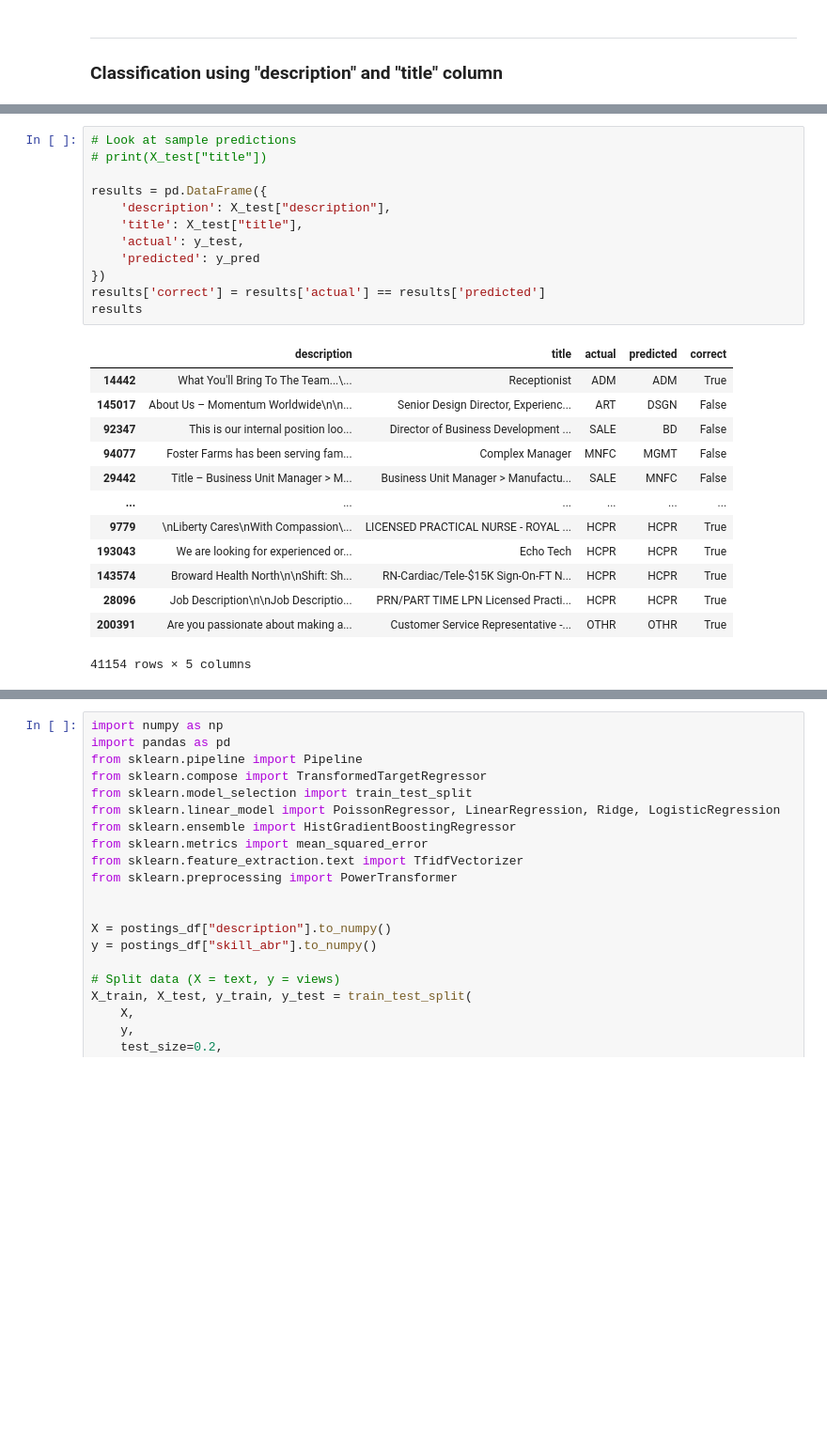
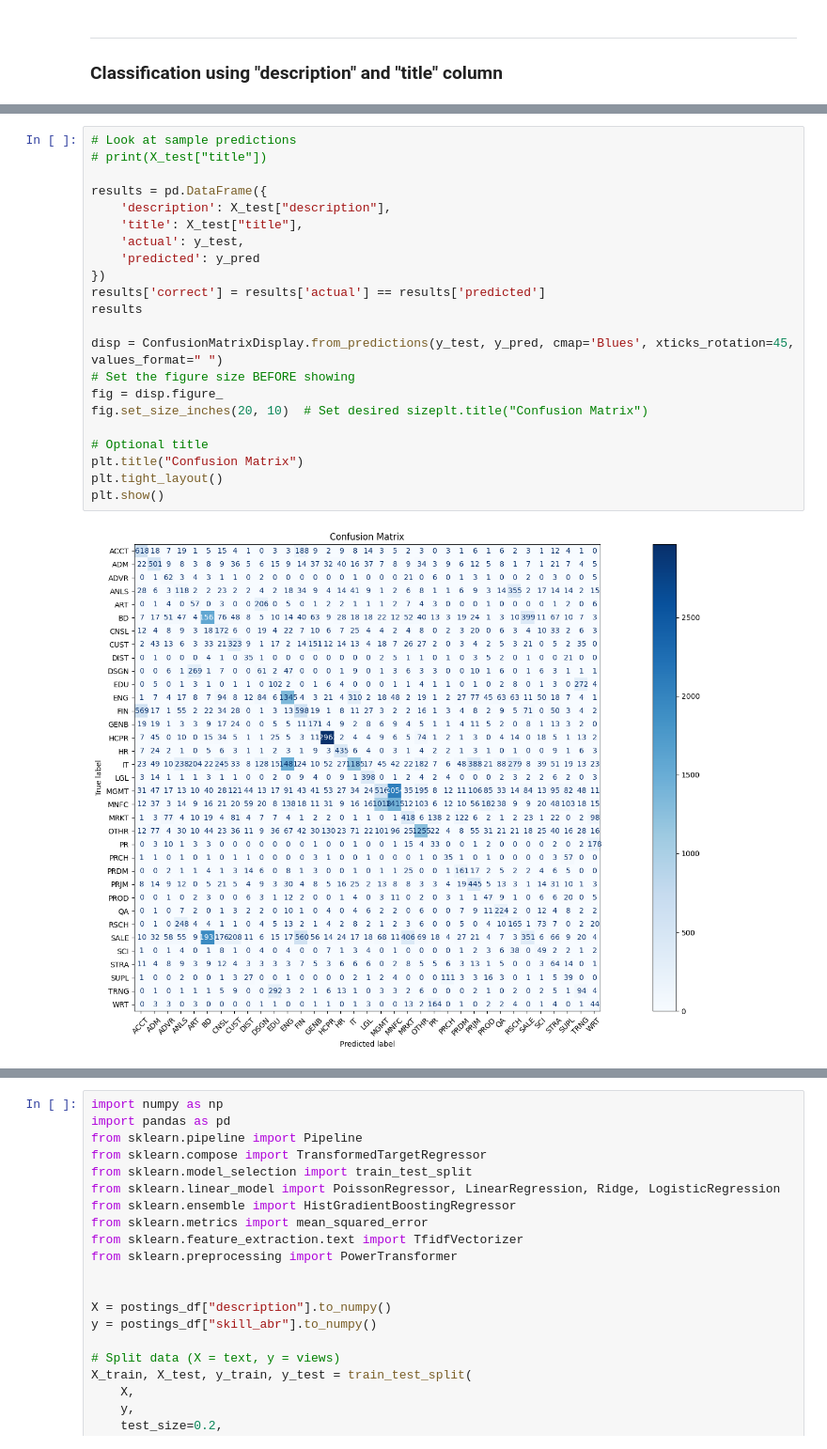
Before and after one commit to gabcal07/NLP_Linkedin_offers, a Jupyter notebook: models/src/regression/classification.ipynb, the cells around one changed output, grey strips where cells are left out. Shown at 94% size. Cells and saved outputs as stored; diff of their text form; blank space fills up the shorter version.

```diff
--- a/models/src/regression/classification.ipynb
+++ b/models/src/regression/classification.ipynb
@@ -638,26 +658,24 @@ weighted avg      0.417     0.420     0.408     41156
 # %%
 # Look at sample predictions
 # print(X_test["title"])
 
 results = pd.DataFrame({
     'description': X_test["description"],
     'title': X_test["title"],
     'actual': y_test,
     'predicted': y_pred
 })
 results['correct'] = results['actual'] == results['predicted']
 results
+
+disp = ConfusionMatrixDisplay.from_predictions(y_test, y_pred, cmap='Blues', xticks_rotation=45, values_format=" ")
+# Set the figure size BEFORE showing
+fig = disp.figure_
+fig.set_size_inches(20, 10)  # Set desired sizeplt.title("Confusion Matrix")
+
+# Optional title
+plt.title("Confusion Matrix")
+plt.tight_layout()
+plt.show()
 # %% [output]
-|  | description | title | actual | predicted | correct |
-| 14442 | What You'll Bring To The Team...\... | Receptionist | ADM | ADM | True |
-| 145017 | About Us – Momentum Worldwide\n\n... | Senior Design Director, Experienc... | ART | DSGN | False |
-| 92347 | This is our internal position loo... | Director of Business Development ... | SALE | BD | False |
-| 94077 | Foster Farms has been serving fam... | Complex Manager | MNFC | MGMT | False |
-| 29442 | Title – Business Unit Manager > M... | Business Unit Manager > Manufactu... | SALE | MNFC | False |
-| ... | ... | ... | ... | ... | ... |
-| 9779 | \nLiberty Cares\nWith Compassion\... | LICENSED PRACTICAL NURSE - ROYAL ... | HCPR | HCPR | True |
-| 193043 | We are looking for experienced or... | Echo Tech | HCPR | HCPR | True |
-| 143574 | Broward Health North\n\nShift: Sh... | RN-Cardiac/Tele-$15K Sign-On-FT N... | HCPR | HCPR | True |
-| 28096 | Job Description\n\nJob Descriptio... | PRN/PART TIME LPN Licensed Practi... | HCPR | HCPR | True |
-| 200391 | Are you passionate about making a... | Customer Service Representative -... | OTHR | OTHR | True |
-41154 rows × 5 columns
+[figure, added]
```
Also changed, not shown: parts of 8 cells of this notebook, 1 other file.
